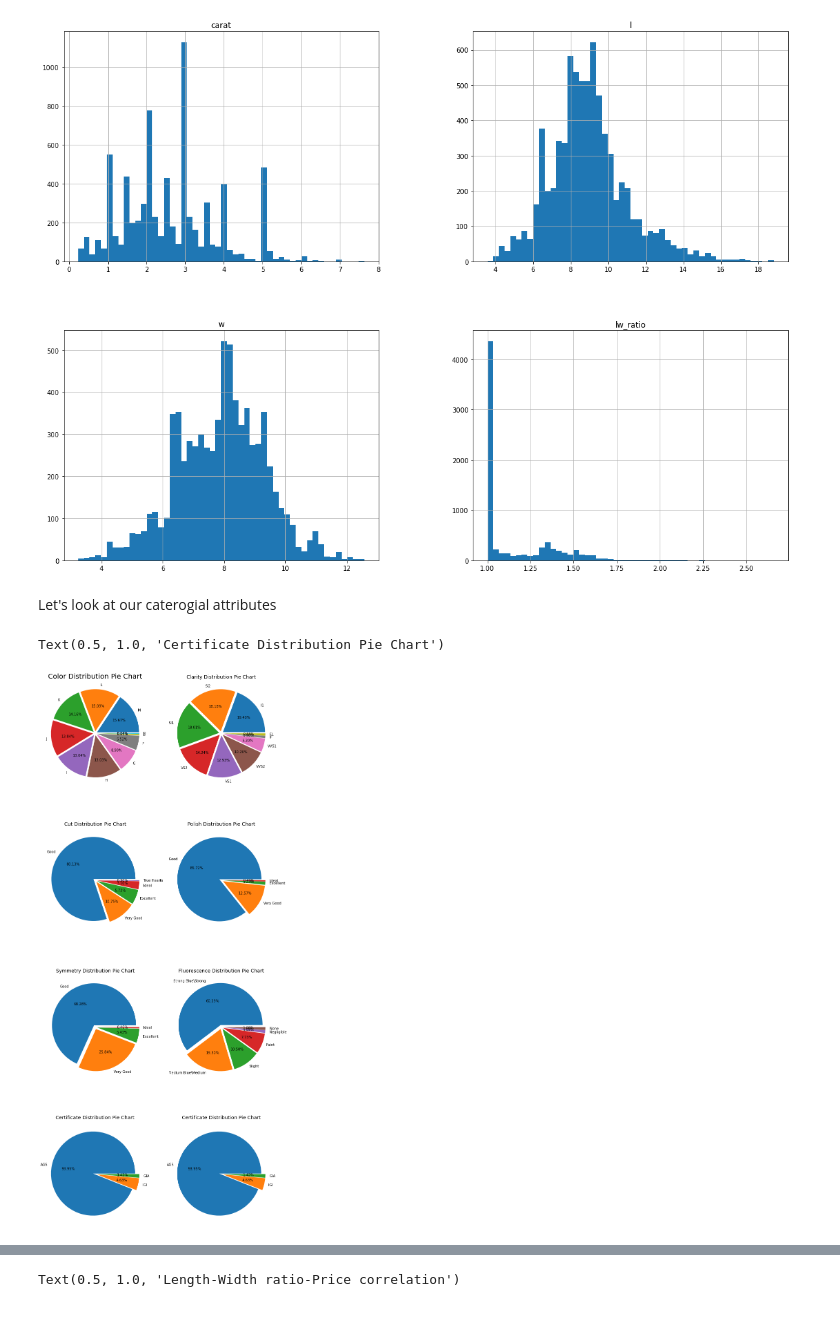
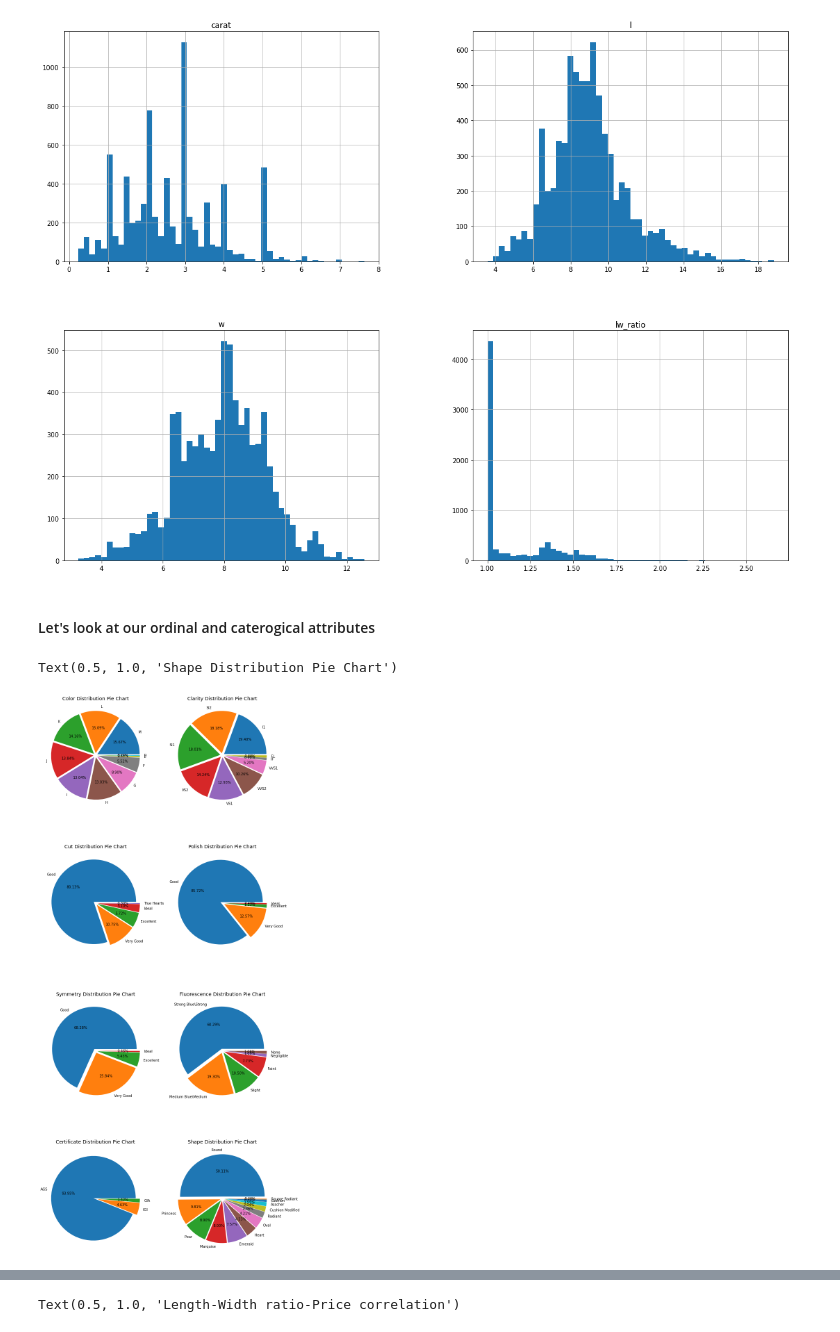
Before and after one commit to GitlerIsrael/Diamonds-price-prediction-model, a Jupyter notebook: Diamond-price-prediction-model.ipynb, the cells around one changed output, grey strips where cells are left out. Drawn from its saved outputs; the diff is of its cells as text; code cells hidden in the pictures.

```diff
--- a/Diamond-price-prediction-model.ipynb
+++ b/Diamond-price-prediction-model.ipynb
@@ -366,52 +463,50 @@ array([[<AxesSubplot:title={'center':'carat'}>,
         <AxesSubplot:title={'center':'lw_ratio'}>]], dtype=object)
 [figure]
 # %% [markdown]
-Let's look at our caterogial attributes
+#### Let's look at our ordinal and caterogical attributes
 # %%
-#color	clarity	cut	polish	shape	symmetry	fluorescence	certificate
-
 fig, ax = plt.subplots(4,2, figsize = (12,30))
 ((ax1, ax2), (ax3, ax4), (ax5, ax6), (ax7, ax8)) = ax
 
 labels = ['M', 'L', 'K', 'J', 'I', 'H', 'G', 'F', 'E', 'D']
 values = train_set['color'].value_counts().tolist()[:len(labels)]
 ax1.pie(x=values, labels=labels, autopct="%1.2f%%", explode = [0.05 for i in labels])
-ax1.set_title("Color Distribution Pie Chart", fontdict={'fontsize': 20})
+ax1.set_title("Color Distribution Pie Chart", fontdict={'fontsize': 14})
 
 labels = ['I1', 'SI2', 'SI1', 'VS2', 'VS1', 'VVS2', 'VVS1', 'IF', 'FL']
 values = train_set['clarity'].value_counts().tolist()[:len(labels)]
 ax2.pie(x=values, labels=labels, autopct="%1.2f%%", explode = [0.05 for i in labels])
 ax2.set_title("Clarity Distribution Pie Chart", fontdict={'fontsize': 14})
 
 labels = ['Good', 'Very Good', 'Excellent', 'Ideal', 'True Hearts']
 values = train_set['cut'].value_counts().tolist()[:len(labels)]
 ax3.pie(x=values, labels=labels, autopct="%1.2f%%", explode = [0.05 for i in labels])
 ax3.set_title("Cut Distribution Pie Chart", fontdict={'fontsize': 14})
 
 labels = ['Good', 'Very Good', 'Excellent', 'Ideal']
 values = train_set['polish'].value_counts().tolist()[:len(labels)]
 ax4.pie(x=values, labels=labels, autopct="%1.2f%%", explode = [0.05 for i in labels])
 ax4.set_title("Polish Distribution Pie Chart", fontdict={'fontsize': 14})
 
 labels = ['Good', 'Very Good', 'Excellent', 'Ideal']
 values = train_set['symmetry'].value_counts().tolist()[:len(labels)]
 ax5.pie(x=values, labels=labels, autopct="%1.2f%%", explode = [0.05 for i in labels])
 ax5.set_title("Symmetry Distribution Pie Chart", fontdict={'fontsize': 14})
 
 labels = ['Strong Blue\Strong', 'Medium Blue\Medium', 'Slight', 'Faint', 'Negligible', 'None']
 values = train_set['fluorescence'].value_counts().tolist()[:len(labels)]
 ax6.pie(x=values, labels=labels, autopct="%1.2f%%", explode = [0.05 for i in labels])
 ax6.set_title("Fluorescence Distribution Pie Chart", fontdict={'fontsize': 14})
 
 labels = ['AGS', 'IGI', 'GIA']
 values = train_set['certificate'].value_counts().tolist()[:len(labels)]
 ax7.pie(x=values, labels=labels, autopct="%1.2f%%", explode = [0.05 for i in labels])
 ax7.set_title("Certificate Distribution Pie Chart", fontdict={'fontsize': 14})
 
-labels = ['AGS', 'IGI', 'GIA']
-values = train_set['certificate'].value_counts().tolist()[:len(labels)]
+labels = ['Round', 'Princess', 'Pear', 'Marquise', 'Emerald', 'Heart', 'Oval', 'Radiant', 'Cushion Modified', 'Asscher', 'Cushion','Square Radiant']
+values = train_set['shape'].value_counts().tolist()[:len(labels)]
 ax8.pie(x=values, labels=labels, autopct="%1.2f%%", explode = [0.05 for i in labels])
-ax8.set_title("Certificate Distribution Pie Chart", fontdict={'fontsize': 14})
+ax8.set_title("Shape Distribution Pie Chart", fontdict={'fontsize': 14})
 # %% [output]
-Text(0.5, 1.0, 'Certificate Distribution Pie Chart')
+Text(0.5, 1.0, 'Shape Distribution Pie Chart')
-[figure, old version]
+[figure, new version]
```
Also changed, not shown: parts of 66 cells of this notebook, 14 other files.
